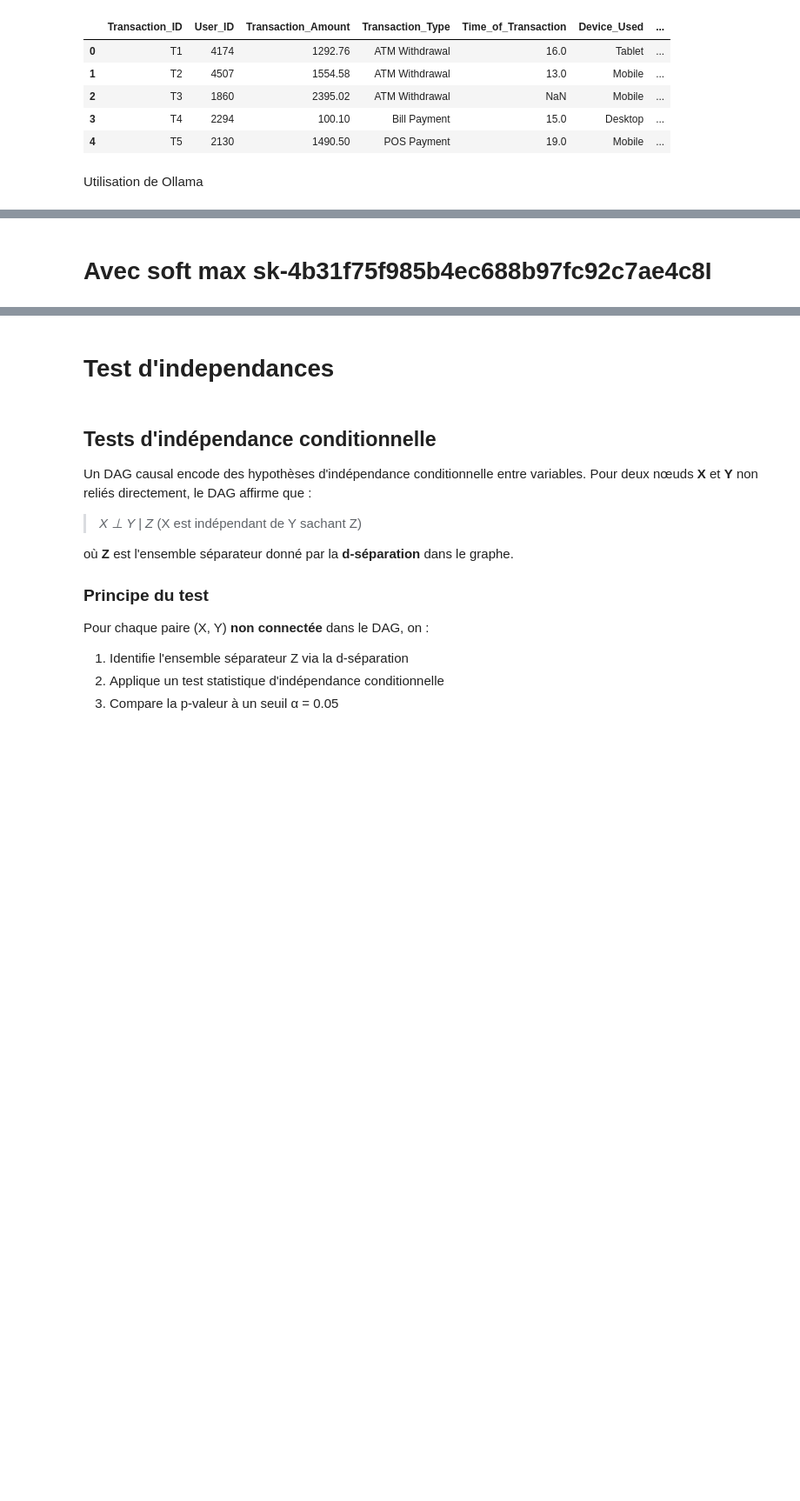
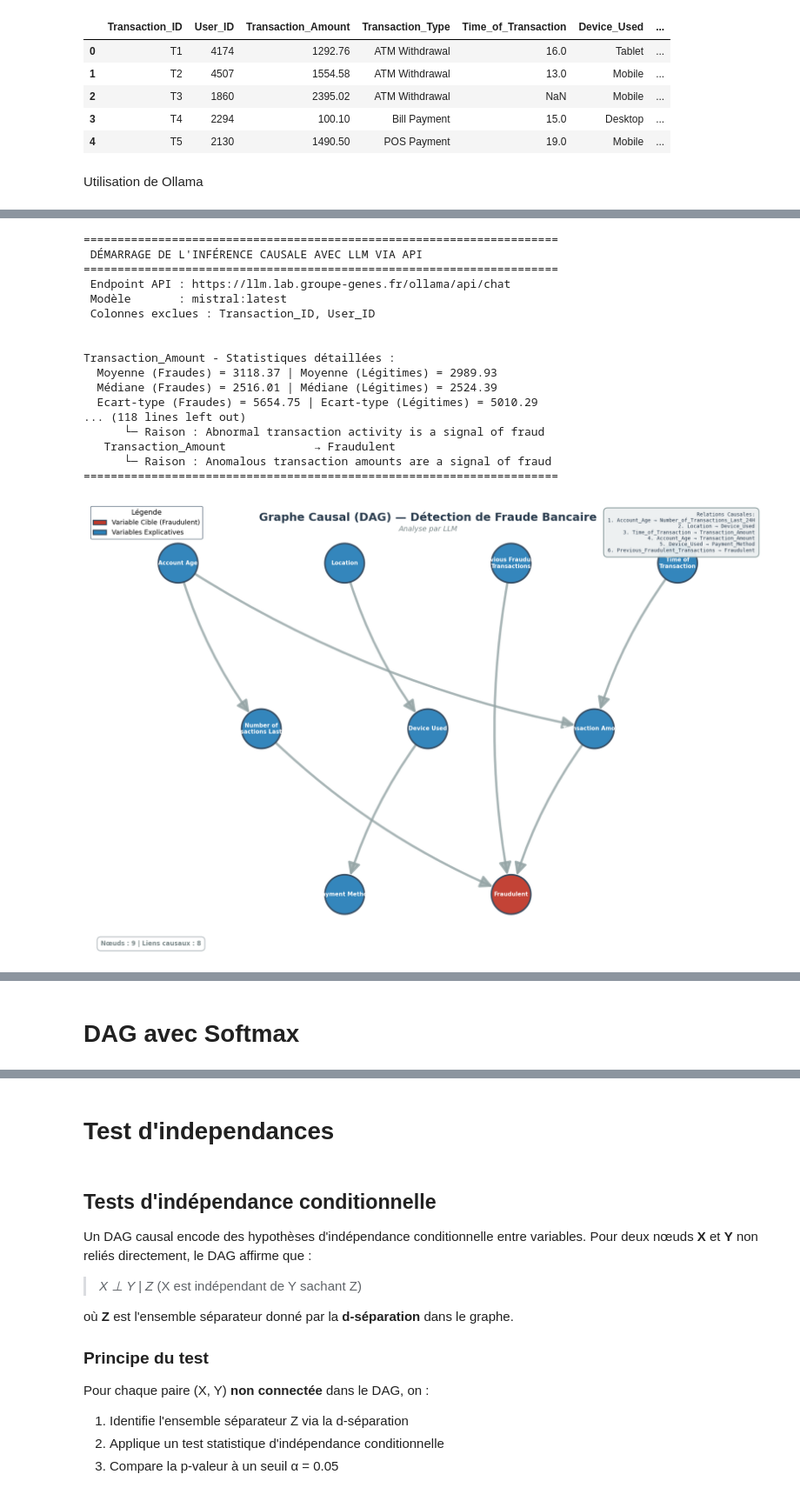
Before and after one commit to Lanier777/PROJET_STATAPP_MILLIMAN, a Jupyter notebook: Génération de données synthétiques/LLM/LLM_R_A_jour.ipynb, the cells around one changed output, grey strips where cells are left out. Shown at 87% size. Drawn from its saved outputs; the diff is of its cells as text; code cells hidden in the pictures; blank space fills up the shorter version.

```diff
--- a/Génération de données synthétiques/LLM/LLM_R_A_jour.ipynb
+++ b/Génération de données synthétiques/LLM/LLM_R_A_jour.ipynb
@@ -691,0 +679,49 @@ with open("dag_llm_basic.json", "w", encoding="utf-8") as f:
+# %%
+
+# 9. PIPELINE PRINCIPALE
+
+COLONNES_EXCLUES = ["Transaction_ID", "User_ID"]
+
+print("=" * 70)
+print(" DÉMARRAGE DE L'INFÉRENCE CAUSALE AVEC LLM VIA API")
+print("=" * 70)
+print(f" Endpoint API : {BASE_URL}/ollama/api/chat")
+print(f" Modèle       : {MODEL_NAME}")
+print(f" Colonnes exclues : {', '.join(COLONNES_EXCLUES)}\n")
+
+# Générer le DAG
+dag_data = interroger_llm_pour_dag(
+    data,
+    colonnes_exclues=COLONNES_EXCLUES,
+    model_name=MODEL_NAME
+)
+
+afficher_resume_dag(dag_data)
+visualiser_dag(dag_data)
+
+# ── Mécanismes de génération (explication LLM)
+dag_data["mecanismes_generation"] = interroger_mecanismes_llm(dag_data)
+
+# ── Sauvegarde JSON (nom significatif : modèle + mode + jeu de données)
+NOM_JSON_BASIC = "dag_basic.json"
+with open(NOM_JSON_BASIC, "w", encoding="utf-8") as f:
+    json.dump(dag_data, f, indent=2, ensure_ascii=False)
+# %% [output]
+======================================================================
+ DÉMARRAGE DE L'INFÉRENCE CAUSALE AVEC LLM VIA API
+======================================================================
+ Endpoint API : https://llm.lab.groupe-genes.fr/ollama/api/chat
+ Modèle       : mistral:latest
+ Colonnes exclues : Transaction_ID, User_ID
+
+
+Transaction_Amount - Statistiques détaillées :
+  Moyenne (Fraudes) = 3118.37 | Moyenne (Légitimes) = 2989.93
+  Médiane (Fraudes) = 2516.01 | Médiane (Légitimes) = 2524.39
+  Ecart-type (Fraudes) = 5654.75 | Ecart-type (Légitimes) = 5010.29
+... (118 lines left out)
+      └─ Raison : Abnormal transaction activity is a signal of fraud
+   Transaction_Amount             → Fraudulent
+      └─ Raison : Anomalous transaction amounts are a signal of fraud
+======================================================================
+[figure, added]
@@ -692,4 +748,4 @@ with open("dag_llm_basic.json", "w", encoding="utf-8") as f:
 # %% [markdown]
-# Avec soft max  sk-4b31f75f985b4ec688b97fc92c7ae4c8I
+# DAG avec Softmax
 # %%
 
```
Also changed, not shown: parts of 19 cells of this notebook, 32 other files.
